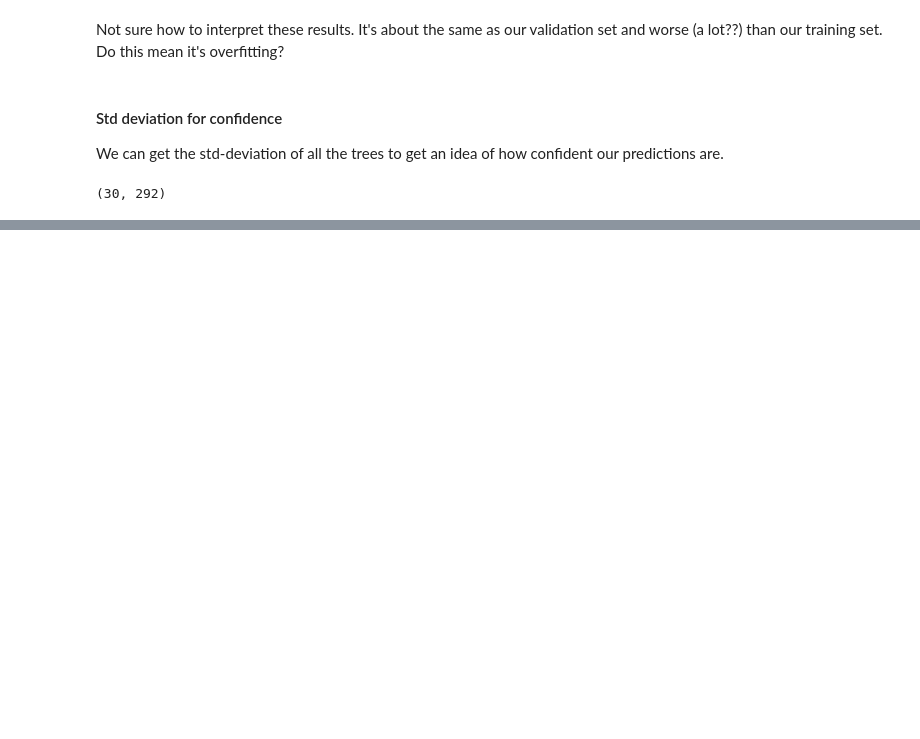
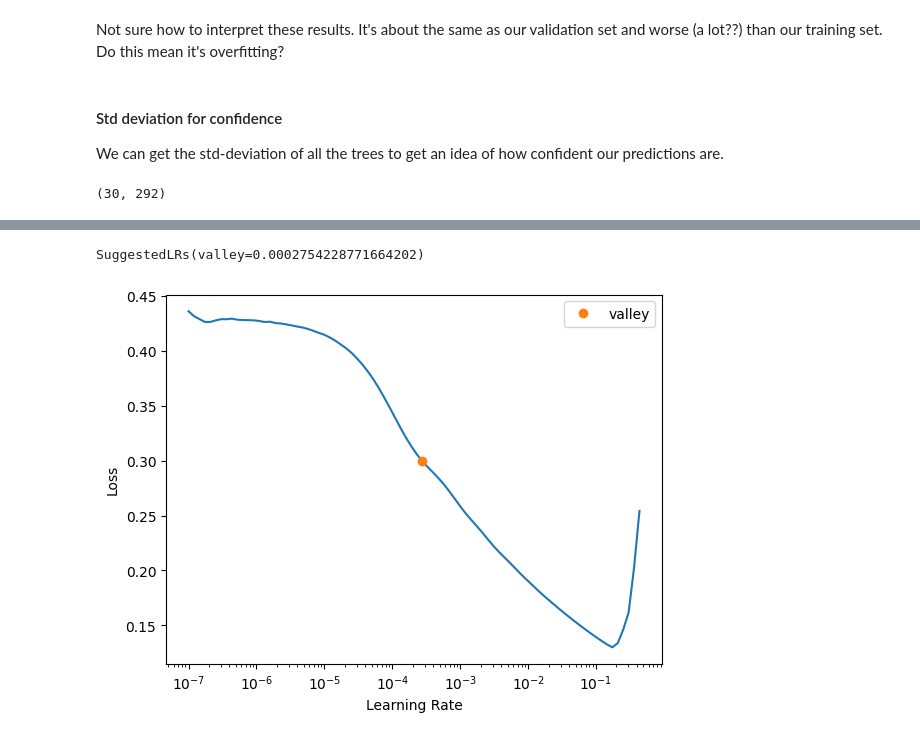
Before and after one commit to divo/ai, a Jupyter notebook: kaggle/house-prices-competition.ipynb, the cells around one changed output, grey strips where cells are left out. Cells and saved outputs as stored; diff of their text form; code cells hidden in the pictures; blank space fills up the shorter version.

```diff
--- a/kaggle/house-prices-competition.ipynb
+++ b/kaggle/house-prices-competition.ipynb
@@ -414,0 +450,2 @@ array([0.09464514, 0.14877955, 0.11849783, 0.19610944, 0.11060154,
+# %%
+cont_nn, cat_nn = cont_cat_split(df, max_card=9000, dep_var=dep_var)
@@ -414,0 +460,5 @@ array([0.09464514, 0.14877955, 0.11849783, 0.19610944, 0.11060154,
+# %%
+procs_nn = [Categorify, FillMissing, Normalize]
+to_nn = TabularPandas(df, procs_nn, cat_nn, cont_nn,
+                      splits=splits, y_names=dep_var)
+dls = to_nn.dataloaders(1024)
@@ -414,0 +477,6 @@ array([0.09464514, 0.14877955, 0.11849783, 0.19610944, 0.11060154,
+# %%
+learn = tabular_learner(dls, y_range=(10, 14), n_out=1,
+                        loss_func=F.mse_loss)
+# %%
+learn.lr_find()
+# %% [output]
@@ -414,0 +484,2 @@ array([0.09464514, 0.14877955, 0.11849783, 0.19610944, 0.11060154,
+SuggestedLRs(valley=0.0002754228771664202)
+[figure, added]
```
Also changed, not shown: parts of 26 cells of this notebook, 1 other file.
